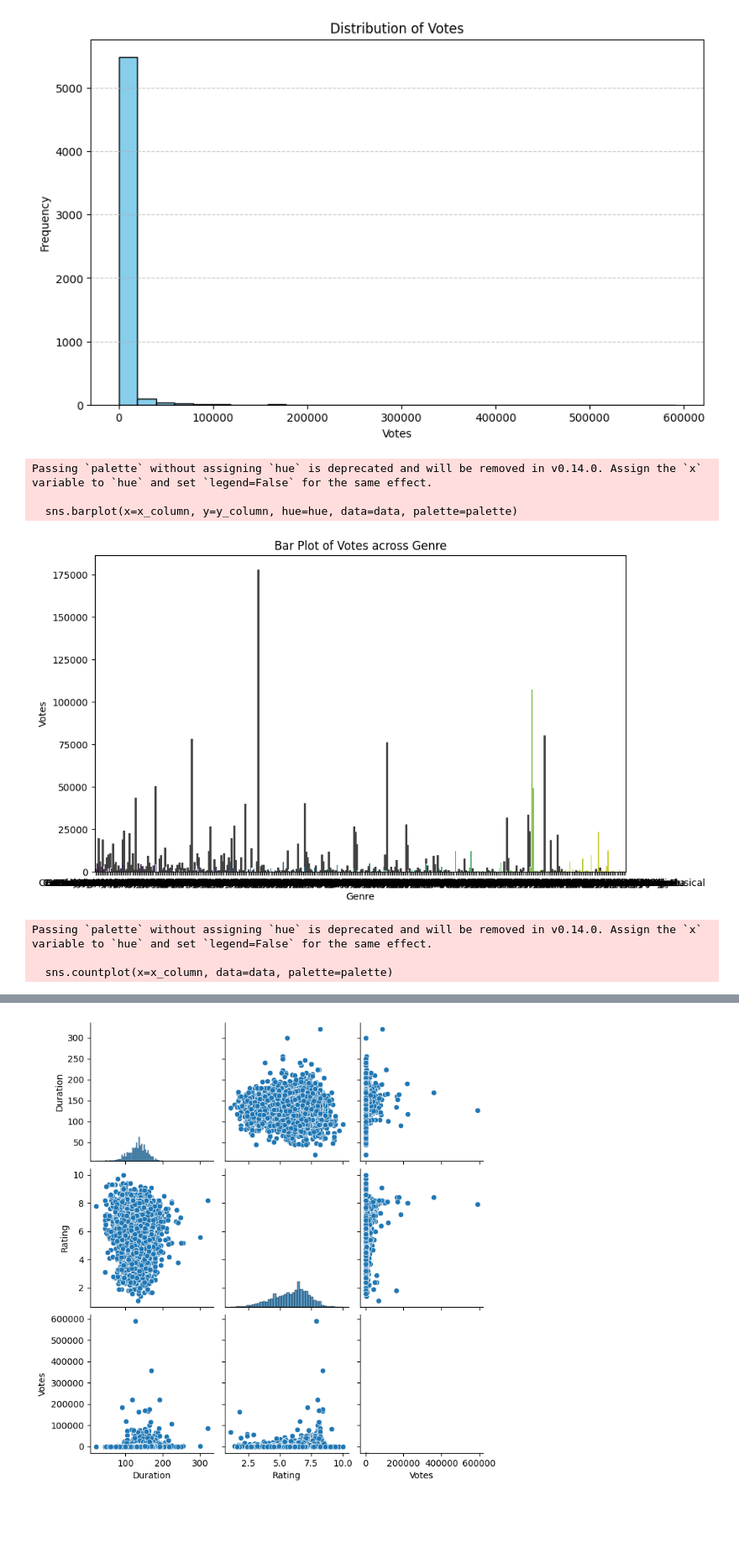
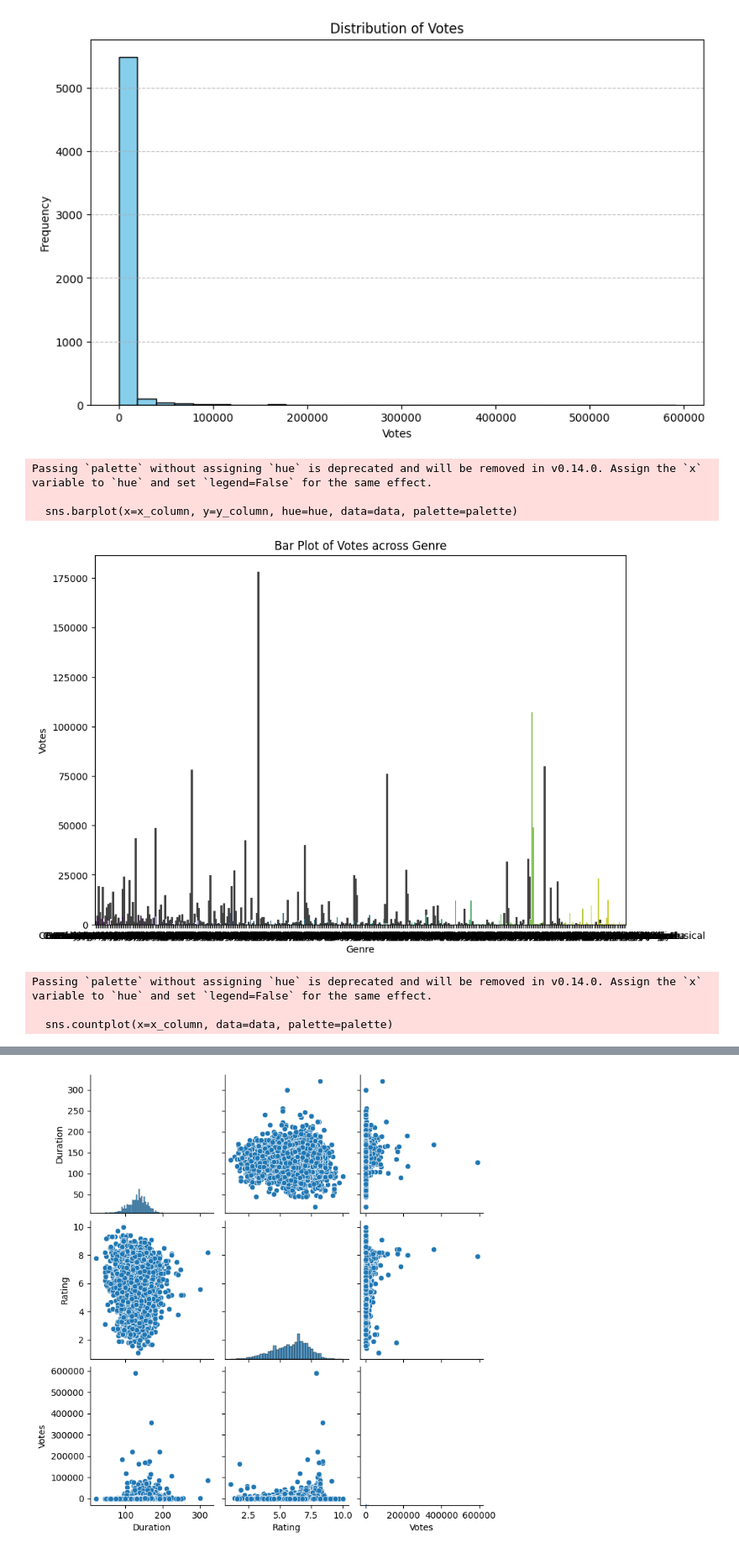
Before and after one commit to AkashR0712/CODSOFT, a Jupyter notebook: codsoft2.ipynb, the cells around one changed output, grey strips where cells are left out. Shown at 84% size. Saved outputs shown, nothing was run; the diff lists cells and outputs as text; code cells hidden in the pictures; blank space fills up the shorter version.

```diff
--- a/codsoft2.ipynb
+++ b/codsoft2.ipynb
@@ -165,35 +148,35 @@ visualize_distribution(df, 'Votes')
 [figure]
 # %%
 
-def visualize_data_bar(data, x_column, y_column=None, kind='bar', palette='viridis', figsize=(10, 6),hue=None):
+def visualize_data_bar(data, x_column, y_column=None, kind='bar', palette='viridis', figsize=(10, 7),hue=None):
 
     plt.figure(figsize=figsize)
     if kind == 'bar':
         sns.barplot(x=x_column, y=y_column, hue=hue, data=data, palette=palette)
         plt.title(f'Bar Plot of {y_column} across {x_column}')
         plt.xlabel(x_column)
         plt.ylabel(y_column)
 
     elif kind == 'countplot':
         sns.countplot(x=x_column, data=data, palette=palette)
         plt.title(f'Count Plot of {x_column}')
         plt.xlabel(x_column)
         plt.ylabel('Count')
 
     elif kind == 'scatter':
         sns.scatterplot(x=x_column, y=y_column, data=data, palette=palette)
         plt.title(f'Scatter Plot of {x_column} vs {y_column}')
         plt.xlabel(x_column)
         plt.ylabel(y_column)
     plt.show()
 visualize_data_bar(df, x_column='Genre', y_column='Votes', kind='bar', palette='viridis')
 visualize_data_bar(df, x_column='Year', kind='countplot', palette='Set2')
 visualize_data_bar(df, x_column='Duration', y_column='Rating', kind='scatter', palette='Blues')
 # %% [output]
 Passing `palette` without assigning `hue` is deprecated and will be removed in v0.14.0. Assign the `x` variable to `hue` and set `legend=False` for the same effect.
 
   sns.barplot(x=x_column, y=y_column, hue=hue, data=data, palette=palette)
-[figure, old version]
+[figure, new version]
 Passing `palette` without assigning `hue` is deprecated and will be removed in v0.14.0. Assign the `x` variable to `hue` and set `legend=False` for the same effect.
 
   sns.countplot(x=x_column, data=data, palette=palette)
```
Also changed, not shown: parts of 9 cells of this notebook.
